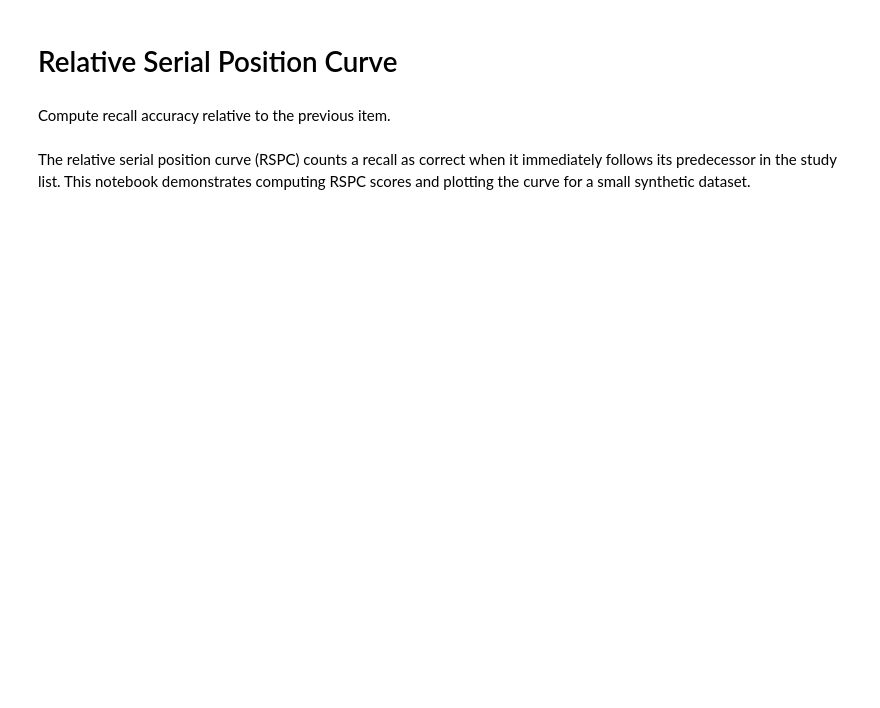
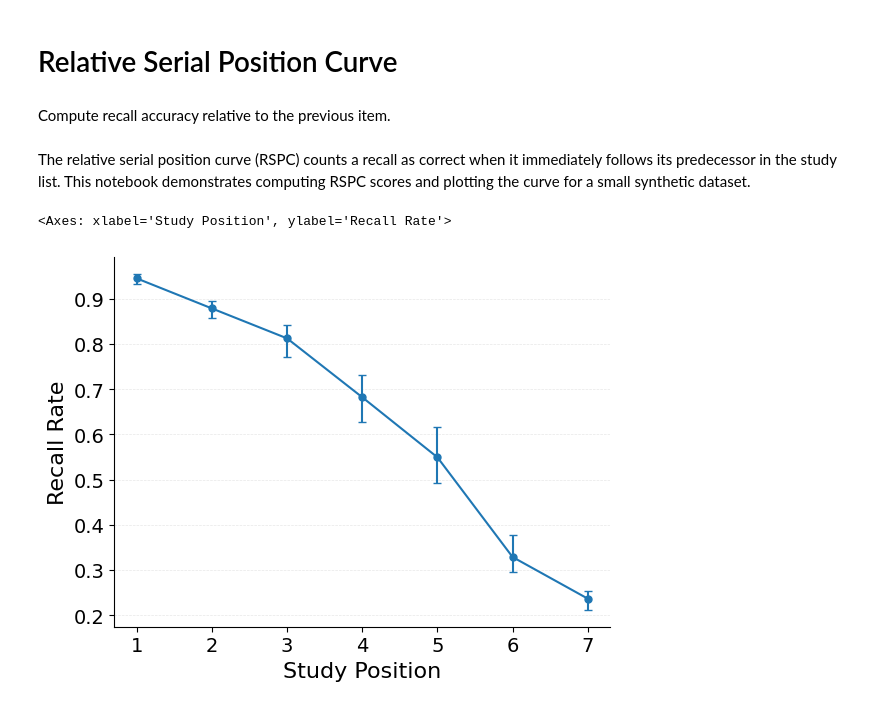
Before and after one commit to githubpsyche/jaxcmr, a Jupyter notebook: examples/rspc.ipynb, the cells around one changed output. Saved outputs shown, nothing was run; the diff lists cells and outputs as text; code cells hidden in the pictures; blank space fills up the shorter version.

```diff
--- a/examples/rspc.ipynb
+++ b/examples/rspc.ipynb
@@ -30,0 +14,18 @@ plt.close(axis.figure)
+# %%
+run_tag = "RepCRP"
+data_name = "Gordon2021"
+data_query = "data['condition'] == 2"
+data_path = os.path.join(find_project_root(), "data/Gordon2021.h5")
+
+# set up data structures
+data = load_data(data_path)
+recalls = data["recalls"]
+presentations = data["pres_itemnos"]
+list_length = data["listLength"][0].item()
+trial_mask = generate_trial_mask(data, data_query)
+
+# plot SPC
+plot_relative_spc(data, trial_mask)
+# %% [output]
+<Axes: xlabel='Study Position', ylabel='Recall Rate'>
+[figure, added]
```
Also changed, not shown: parts of 5 cells of this notebook, 2 other files.
